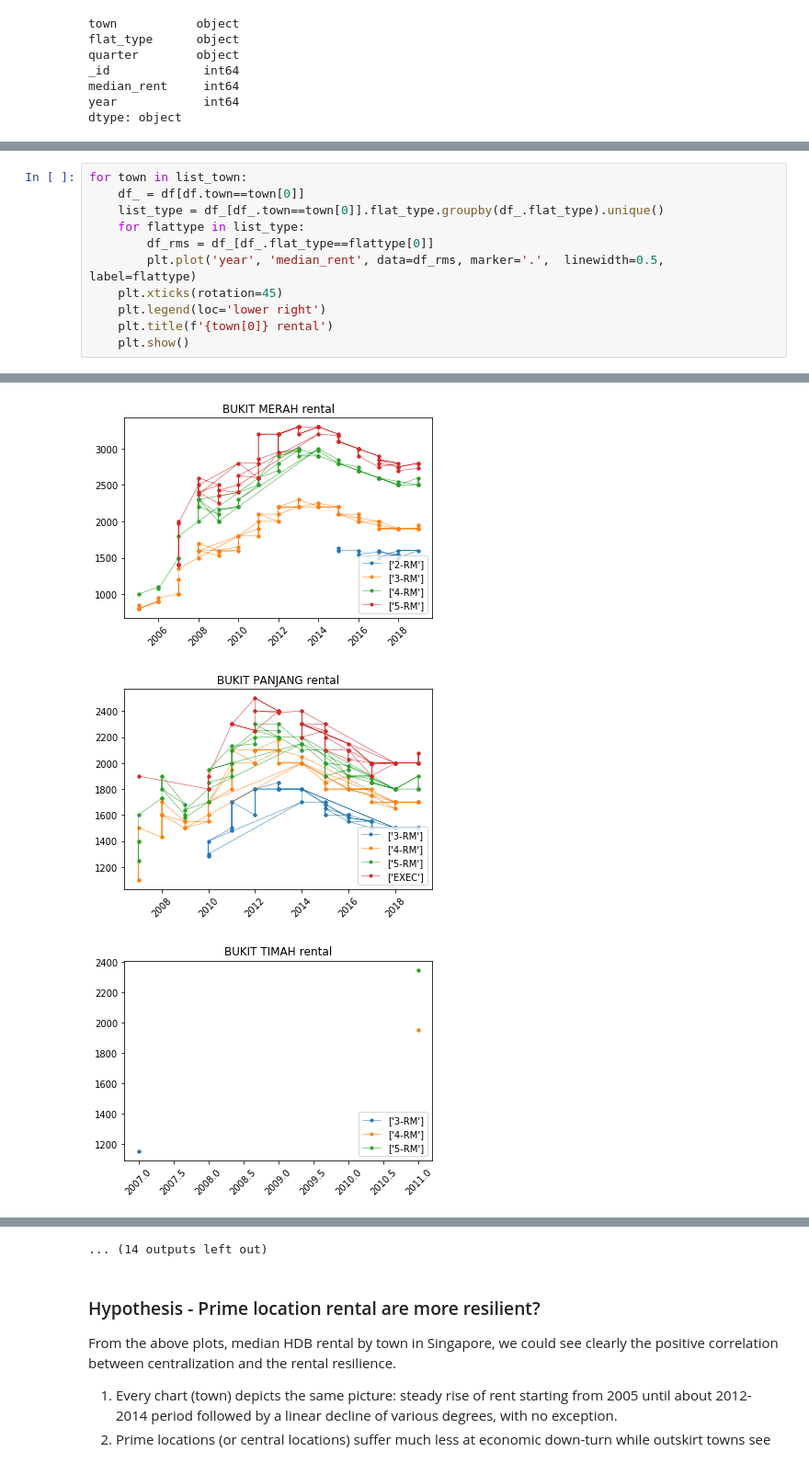
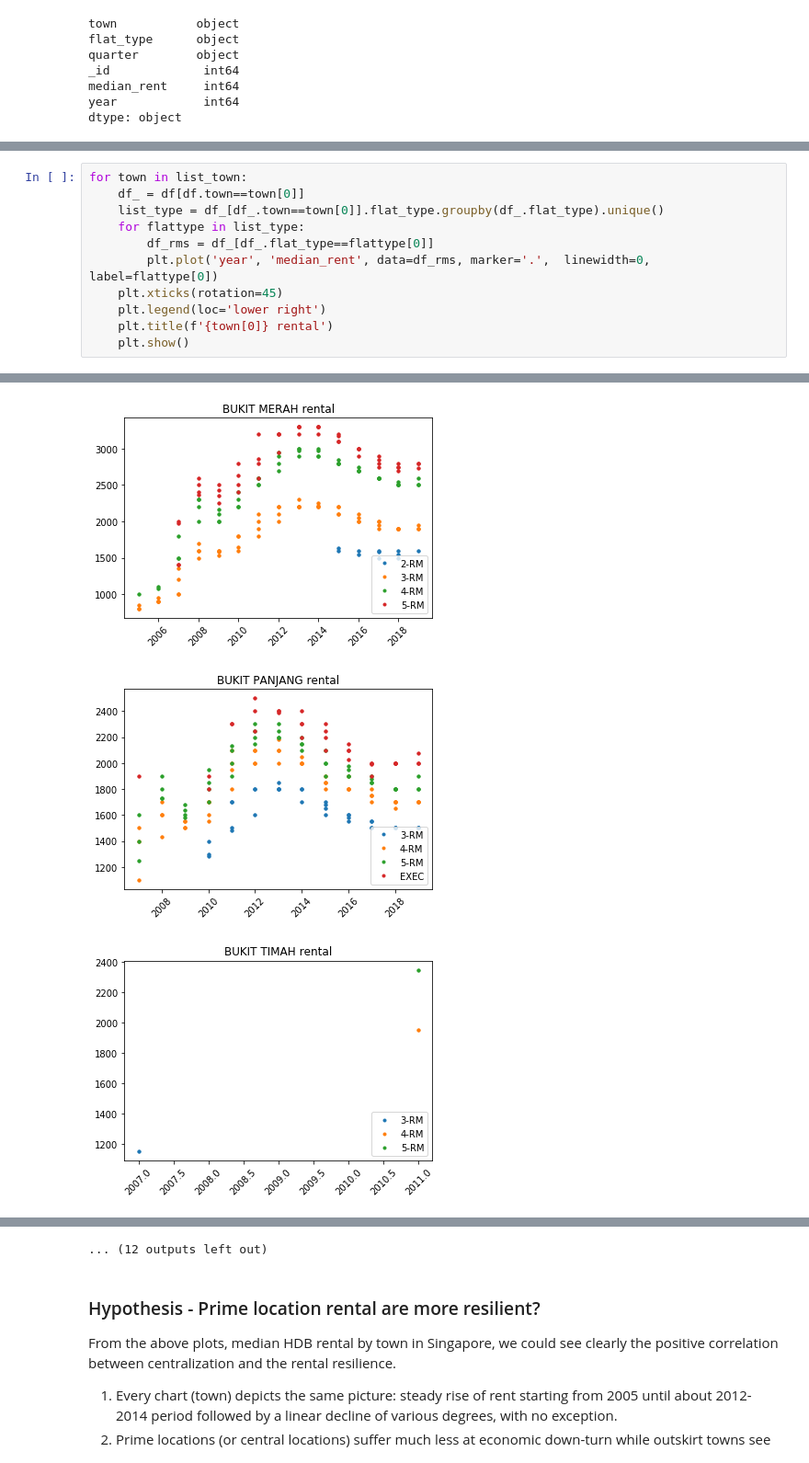
Before and after one commit to mingyyy/HDB_Rental, a Jupyter notebook: Main.ipynb, the cells around one changed output, grey strips where cells are left out. Shown at 92% size. Saved outputs shown, nothing was run; the diff lists cells and outputs as text.

Commit message:
Modify charts

```diff
--- a/Main.ipynb
+++ b/Main.ipynb
@@ -151,7 +121,7 @@ for town in list_town:
     list_type = df_[df_.town==town[0]].flat_type.groupby(df_.flat_type).unique()
     for flattype in list_type:
         df_rms = df_[df_.flat_type==flattype[0]]
-        plt.plot('year', 'median_rent', data=df_rms, marker='.',  linewidth=0.5, label=flattype)
+        plt.plot('year', 'median_rent', data=df_rms, marker='.',  linewidth=0, label=flattype[0])
     plt.xticks(rotation=45)
     plt.legend(loc='lower right')
     plt.title(f'{town[0]} rental')
@@ -164,3 +134,3 @@ for town in list_town:
-[figure, old version]
+[figure, new version]
-[figure, old version]
+[figure, new version]
-[figure, old version]
+[figure, new version]
@@ -172,4 +142,4 @@ for town in list_town:
-... (14 outputs left out)
+... (12 outputs left out)
 # %% [markdown]
 ### Hypothesis - Prime location rental are more resilient?
 From the above plots, median HDB rental by town in Singapore, we could see clearly the positive correlation between centralization and the rental resilience.
```
Also changed, not shown: parts of 6 cells of this notebook.
